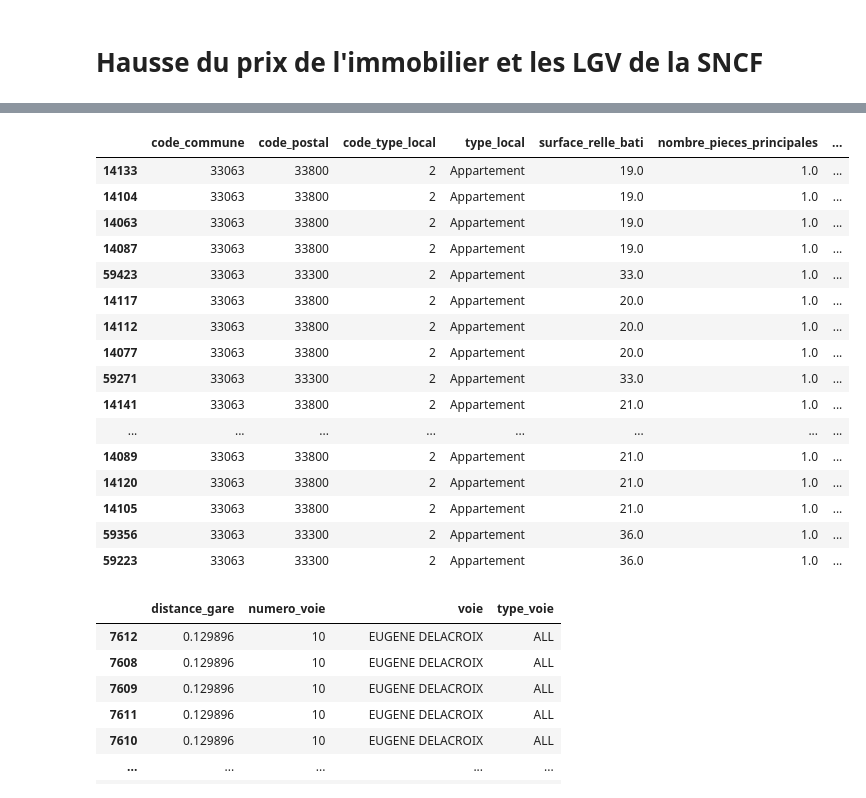
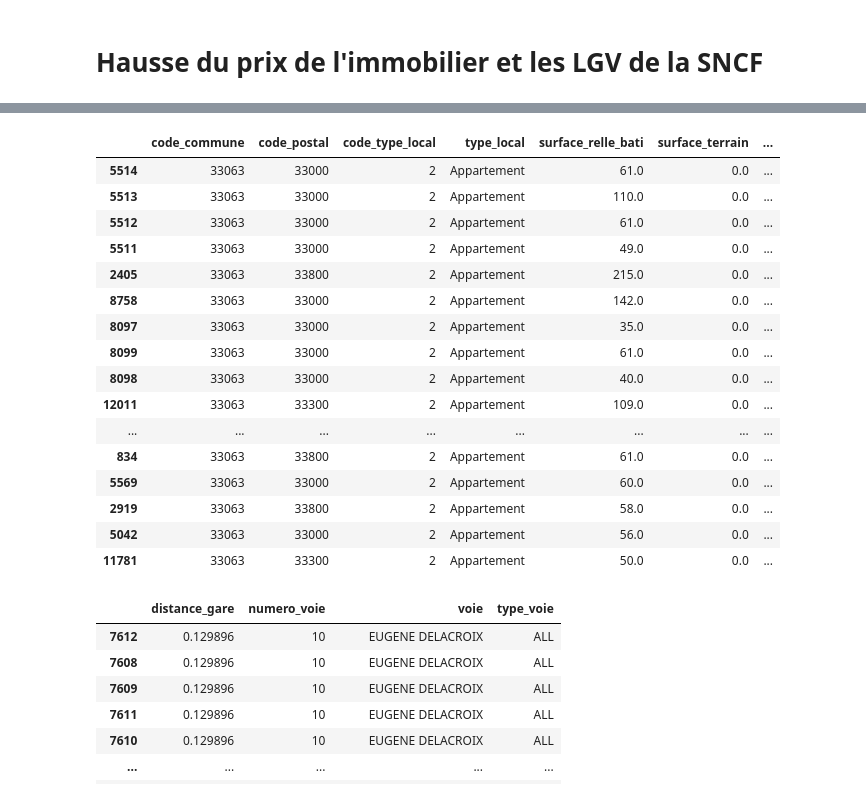
Before and after one commit to mdlbm/SNCF-Immobilier, a Jupyter notebook: Projet.ipynb, the cells around one changed output, grey strips where cells are left out. Saved outputs shown, nothing was run; the diff lists cells and outputs as text; code cells hidden in the pictures.

```diff
--- a/Projet.ipynb
+++ b/Projet.ipynb
@@ -176,9 +176,8 @@ Le but de ces graphiques est de montrer la corrélation effective entre le nombr
 
 import requests
 import pandas as pd
-data_json = pd.DataFrame(requests.get("http://api.cquest.org/dvf?code_commune=33063").json()["resultats"])[["code_commune"
-            , "code_postal", "code_type_local", "type_local", "surface_relle_bati", "nombre_pieces_principales", "section","lon"
-            , "lat", 'date_mutation','numero_voie','voie','type_voie',"valeur_fonciere"]]
+data_json = pd.DataFrame(requests.get("http://api.cquest.org/dvf?code_commune=33063").json()["resultats"])[["code_commune",
+            "code_postal", "code_type_local", "type_local", "surface_relle_bati","surface_terrain", "nombre_pieces_principales", "section","lon", "lat", 'date_mutation','numero_voie','voie','type_voie',"valeur_fonciere"]]
 data_json.columns
 # %% [output]
 Index(['code_commune', 'code_postal', 'code_type_local', 'type_local',
@@ -188,11 +187,8 @@ Index(['code_commune', 'code_postal', 'code_type_local', 'type_local',
       dtype='object')
 # %%
 # Données avec surface renseignée (apartements)
-data_json = data_json[data_json["type_local"]=="Appartement"]
+data_json = data_json[data_json['type_local']=='Appartement']
 data_json = data_json[data_json["surface_relle_bati"].notna()][data_json["valeur_fonciere"].notna()]
-
-# Création de la variable valeur au m2
-data_json["valeur_m2"] = data_json["valeur_fonciere"] / data_json["surface_relle_bati"]
 
 # Création de la variable année
 import datetime
@@ -265,5 +217,0 @@ data_json[data_json['date_mutation']=='2014-12-17'][data_json['voie']=='DE LEYBA
-# %%
-#data_json['date_mutation'].value_counts()>1 & data_json['voie'].value_counts()>1 & data_json['numero_voie'].value_counts()>1
-data_json_new = data_json
-occurence_vf = data_json_new.value_counts()
-data_json['occurences_valeur_fonciere']=data_json_new['valeur_fonciere'].value_counts()[data_json['valeur_fonciere']]
@@ -271,0 +218,11 @@ ValueError: ignored
+# %%
+g = data_json.groupby(['date_mutation','valeur_fonciere']).date_mutation.count().to_frame('occurence').reset_index()
+h = data_json.groupby(['date_mutation','valeur_fonciere']).surface_relle_bati.sum().to_frame('surface_immeuble').reset_index()
+data_json['surface_terrain'] = data_json['surface_terrain'].fillna(0)
+data_json['surface_terrain_effective']=data_json['surface_terrain']/data_json['occurence']
+data_json = data_json.merge(g)
+data_json = data_json.merge(h)
+
+
+# Création de la variable valeur au m2
+data_json["valeur_m2"] = data_json["valeur_fonciere"] / (data_json["surface_immeuble"]+data_json["surface_terrain_effective"])
@@ -272,24 +265,24 @@ ValueError: ignored
 # %%
 # Aperçu des données
-data_json.sort_values("valeur_m2", ascending = False).head(20)
+data_json.sort_values("valeur_m2", ascending = True).head(20)
 # %% [output]
-|  | code_commune | code_postal | code_type_local | type_local | surface_relle_bati | nombre_pieces_principales | ... |
-| 14133 | 33063 | 33800 | 2 | Appartement | 19.0 | 1.0 | ... |
-| 14104 | 33063 | 33800 | 2 | Appartement | 19.0 | 1.0 | ... |
-| 14063 | 33063 | 33800 | 2 | Appartement | 19.0 | 1.0 | ... |
-| 14087 | 33063 | 33800 | 2 | Appartement | 19.0 | 1.0 | ... |
-| 59423 | 33063 | 33300 | 2 | Appartement | 33.0 | 1.0 | ... |
-| 14117 | 33063 | 33800 | 2 | Appartement | 20.0 | 1.0 | ... |
-| 14112 | 33063 | 33800 | 2 | Appartement | 20.0 | 1.0 | ... |
-| 14077 | 33063 | 33800 | 2 | Appartement | 20.0 | 1.0 | ... |
-| 59271 | 33063 | 33300 | 2 | Appartement | 33.0 | 1.0 | ... |
-| 14141 | 33063 | 33800 | 2 | Appartement | 21.0 | 1.0 | ... |
+|  | code_commune | code_postal | code_type_local | type_local | surface_relle_bati | surface_terrain | ... |
+| 5514 | 33063 | 33000 | 2 | Appartement | 61.0 | 0.0 | ... |
+| 5513 | 33063 | 33000 | 2 | Appartement | 110.0 | 0.0 | ... |
+| 5512 | 33063 | 33000 | 2 | Appartement | 61.0 | 0.0 | ... |
+| 5511 | 33063 | 33000 | 2 | Appartement | 49.0 | 0.0 | ... |
+| 2405 | 33063 | 33800 | 2 | Appartement | 215.0 | 0.0 | ... |
+| 8758 | 33063 | 33000 | 2 | Appartement | 142.0 | 0.0 | ... |
+| 8097 | 33063 | 33000 | 2 | Appartement | 35.0 | 0.0 | ... |
+| 8099 | 33063 | 33000 | 2 | Appartement | 61.0 | 0.0 | ... |
+| 8098 | 33063 | 33000 | 2 | Appartement | 40.0 | 0.0 | ... |
+| 12011 | 33063 | 33300 | 2 | Appartement | 109.0 | 0.0 | ... |
 | ... | ... | ... | ... | ... | ... | ... | ... |
-| 14089 | 33063 | 33800 | 2 | Appartement | 21.0 | 1.0 | ... |
-| 14120 | 33063 | 33800 | 2 | Appartement | 21.0 | 1.0 | ... |
-| 14105 | 33063 | 33800 | 2 | Appartement | 21.0 | 1.0 | ... |
-| 59356 | 33063 | 33300 | 2 | Appartement | 36.0 | 1.0 | ... |
-| 59223 | 33063 | 33300 | 2 | Appartement | 36.0 | 1.0 | ... |
+| 834 | 33063 | 33800 | 2 | Appartement | 61.0 | 0.0 | ... |
+| 5569 | 33063 | 33000 | 2 | Appartement | 60.0 | 0.0 | ... |
+| 2919 | 33063 | 33800 | 2 | Appartement | 58.0 | 0.0 | ... |
+| 5042 | 33063 | 33000 | 2 | Appartement | 56.0 | 0.0 | ... |
+| 11781 | 33063 | 33300 | 2 | Appartement | 50.0 | 0.0 | ... |
 # %%
 # data_json["voie"].unique().shape
 # %%
```
Also changed, not shown: parts of 9 cells of this notebook.
